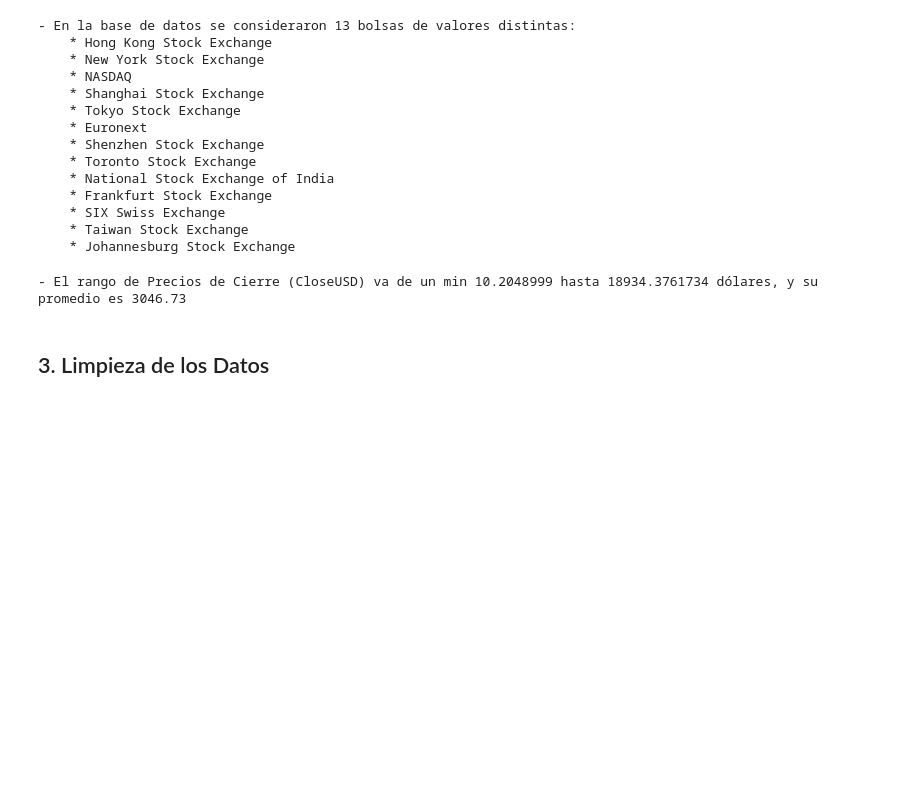
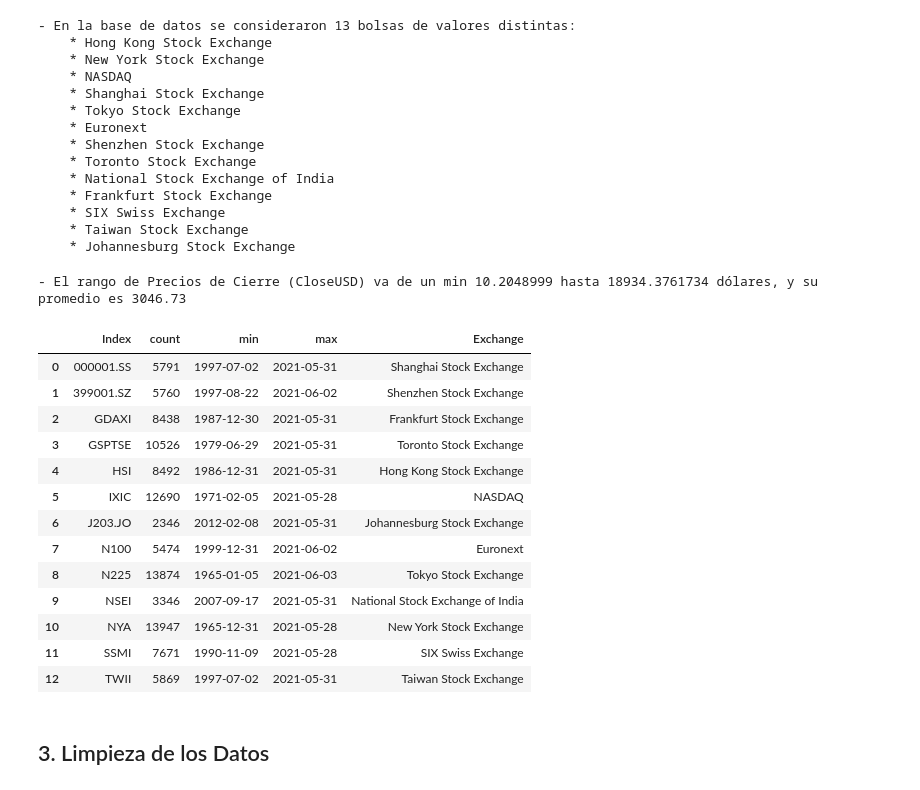
Before and after one commit to m5991/ProyectoAnalisisEDA-DatosBursatilesMundiales, a Jupyter notebook: src/EDA-DatosBursatilesMundiales.ipynb, the cells around one changed output. Drawn from its saved outputs; the diff is of its cells as text; code cells hidden in the pictures; blank space fills up the shorter version.

```diff
--- a/src/EDA-DatosBursatilesMundiales.ipynb
+++ b/src/EDA-DatosBursatilesMundiales.ipynb
@@ -162,5 +164,22 @@ print("- El rango de Precios de Cierre (CloseUSD) va de un min {0} hasta {1} dó
                                                                  np.round(pd.to_numeric(df.CloseUSD).mean(), 2)))
 # %% [output]
 - El rango de Precios de Cierre (CloseUSD) va de un min 10.2048999 hasta 18934.3761734 dólares, y su promedio es 3046.73
+# %%
+df.groupby('Index')['Date'].agg(['count','min', 'max']).merge(info[["Index", "Exchange"]] , on = "Index", how = "inner" )
+# %% [output]
+|  | Index | count | min | max | Exchange |
+| 0 | 000001.SS | 5791 | 1997-07-02 | 2021-05-31 | Shanghai Stock Exchange |
+| 1 | 399001.SZ | 5760 | 1997-08-22 | 2021-06-02 | Shenzhen Stock Exchange |
+| 2 | GDAXI | 8438 | 1987-12-30 | 2021-05-31 | Frankfurt Stock Exchange |
+| 3 | GSPTSE | 10526 | 1979-06-29 | 2021-05-31 | Toronto Stock Exchange |
+| 4 | HSI | 8492 | 1986-12-31 | 2021-05-31 | Hong Kong Stock Exchange |
+| 5 | IXIC | 12690 | 1971-02-05 | 2021-05-28 | NASDAQ |
+| 6 | J203.JO | 2346 | 2012-02-08 | 2021-05-31 | Johannesburg Stock Exchange |
+| 7 | N100 | 5474 | 1999-12-31 | 2021-06-02 | Euronext |
+| 8 | N225 | 13874 | 1965-01-05 | 2021-06-03 | Tokyo Stock Exchange |
+| 9 | NSEI | 3346 | 2007-09-17 | 2021-05-31 | National Stock Exchange of India |
+| 10 | NYA | 13947 | 1965-12-31 | 2021-05-28 | New York Stock Exchange |
+| 11 | SSMI | 7671 | 1990-11-09 | 2021-05-28 | SIX Swiss Exchange |
+| 12 | TWII | 5869 | 1997-07-02 | 2021-05-31 | Taiwan Stock Exchange |
 # %% [markdown]
 ## 3. Limpieza de los Datos
```
Also changed, not shown: parts of 10 cells of this notebook, 1 other file.
